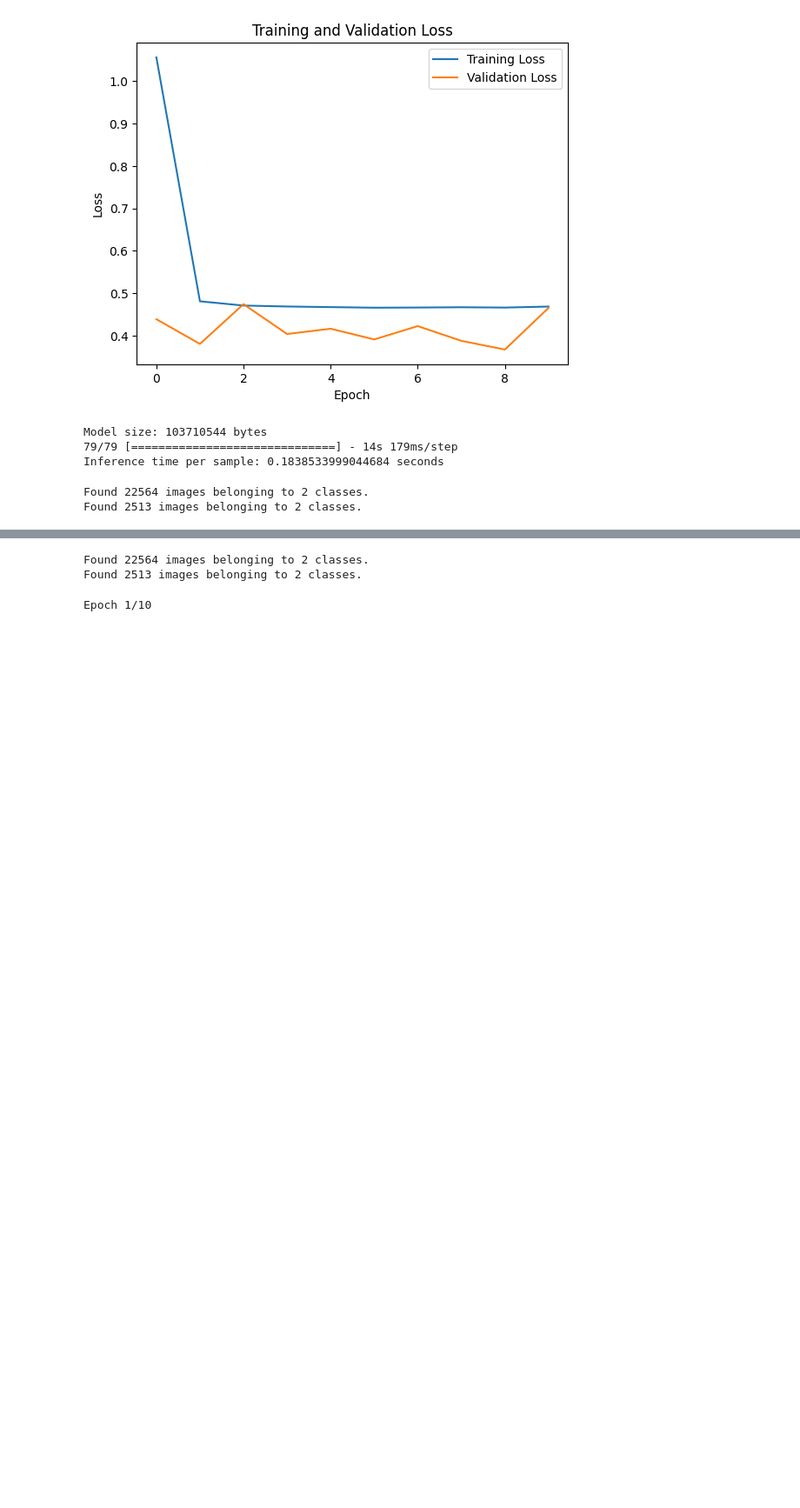
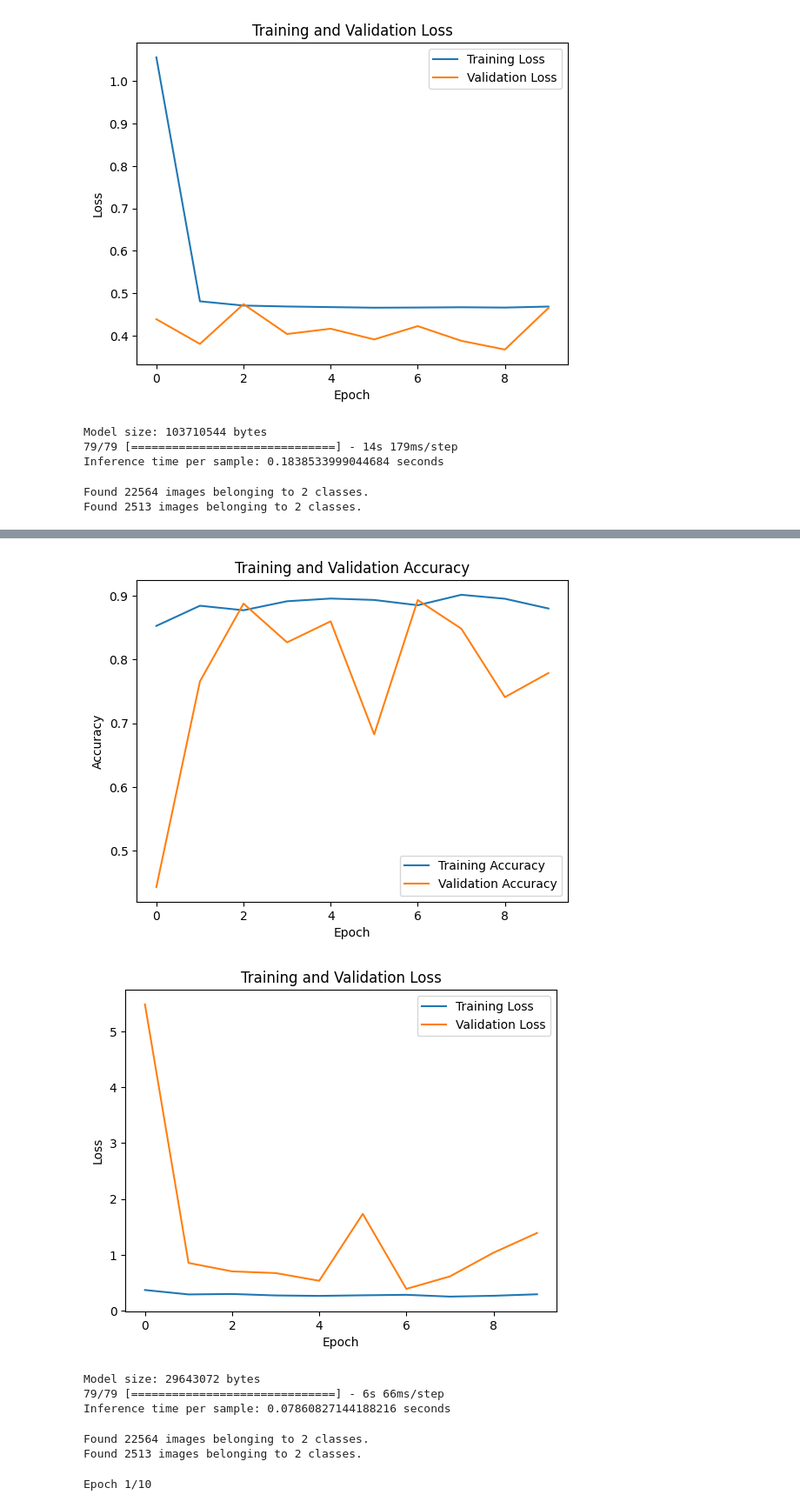
Before and after one commit to KaleF07/WasteClassification, a Jupyter notebook: ENDG511_Final_Project.ipynb, the cells around one changed output, grey strips where cells are left out. Shown at 87% size. Drawn from its saved outputs; the diff is of its cells as text; code cells hidden in the pictures; blank space fills up the shorter version.

```diff
--- a/ENDG511_Final_Project.ipynb
+++ b/ENDG511_Final_Project.ipynb
@@ -452,14 +452,14 @@ Model size: 103710544 bytes
 79/79 [==============================] - 14s 179ms/step
 Inference time per sample: 0.1838533999044684 seconds
 # %%
-train_generator = datagen.flow_from_directory(
+train_generator_size64 = datagen.flow_from_directory(
     '/content/WasteClassification/DATASET/TRAIN',  # path to the training data directory
     target_size=(64, 64),  # resize images to 150x150
     batch_size=32,  # batch size
     class_mode='binary'  # binary classification
 )
 
-validation_generator = datagen.flow_from_directory(
+validation_generator_size64 = datagen.flow_from_directory(
     '/content/WasteClassification/DATASET/TEST',  # path to the validation data directory
     target_size=(64, 64),  # resize images to 150x150
     batch_size=32,  # batch size
@@ -513,16 +513,16 @@ Non-trainable params: 34112 (133.25 KB)
 __________________________________________________________________________________________________
 # %%
 optimizer = tf.keras.optimizers.Adam(learning_rate=0.001)
-base_model.compile(optimizer=optimizer,
+base_model_size64.compile(optimizer=optimizer,
               loss=tf.keras.losses.SparseCategoricalCrossentropy(from_logits=True),
               metrics=['accuracy'])
 
-history = base_model.fit_generator(
-    train_generator,  # training data generator
-    steps_per_epoch=len(train_generator),
+history = base_model_size64.fit_generator(
+    train_generator_size64,  # training data generator
+    steps_per_epoch=len(train_generator_size64),
     epochs=10,
-    validation_data=validation_generator,  # validation data generator
-    validation_steps=len(validation_generator)
+    validation_data=validation_generator_size64,  # validation data generator
+    validation_steps=len(validation_generator_size64)
 )
 # %% [output]
 Epoch 1/10
@@ -548,3 +548,53 @@ Epoch 10/10
+# %%
+# Extract accuracy and loss from the history
+train_accuracy = history.history['accuracy']
+train_loss = history.history['loss']
+val_accuracy = history.history['val_accuracy']
+val_loss = history.history['val_loss']
+
+# Plot accuracy
+plt.plot(train_accuracy, label='Training Accuracy')
+plt.plot(val_accuracy, label='Validation Accuracy')
+plt.title('Training and Validation Accuracy')
+plt.xlabel('Epoch')
+plt.ylabel('Accuracy')
+plt.legend()
+plt.show()
+
+# Plot loss
+plt.plot(train_loss, label='Training Loss')
+plt.plot(val_loss, label='Validation Loss')
+plt.title('Training and Validation Loss')
+plt.xlabel('Epoch')
+plt.ylabel('Loss')
+plt.legend()
+plt.show()
+# %% [output]
+[figure, added]
+[figure, added]
+# %%
+# Save the model to disk
+base_model_size64.save('mobile_model_size64.h5')
+
+# Check the file size
+import os
+print("Model size:", os.path.getsize('mobile_model_size64.h5'), "bytes")
+
+import time
+
+# Measure inference time
+start_time = time.time()
+predictions = base_model_size64.predict(validation_generator_size64)
+end_time = time.time()
+
+# Calculate average inference time per sample
+inference_time_per_sample = (end_time - start_time) / len(validation_generator_size64)
+
+print("Inference time per sample:", inference_time_per_sample, "seconds")
+# %% [output]
+Model size: 29643072 bytes
+79/79 [==============================] - 6s 66ms/step
+Inference time per sample: 0.07860827144188216 seconds
 # %%
 train_generator_64 = datagen.flow_from_directory(
     '/content/WasteClassification/DATASET/TRAIN',  # path to the training data directory
```
Also changed, not shown: parts of 5 cells of this notebook.
